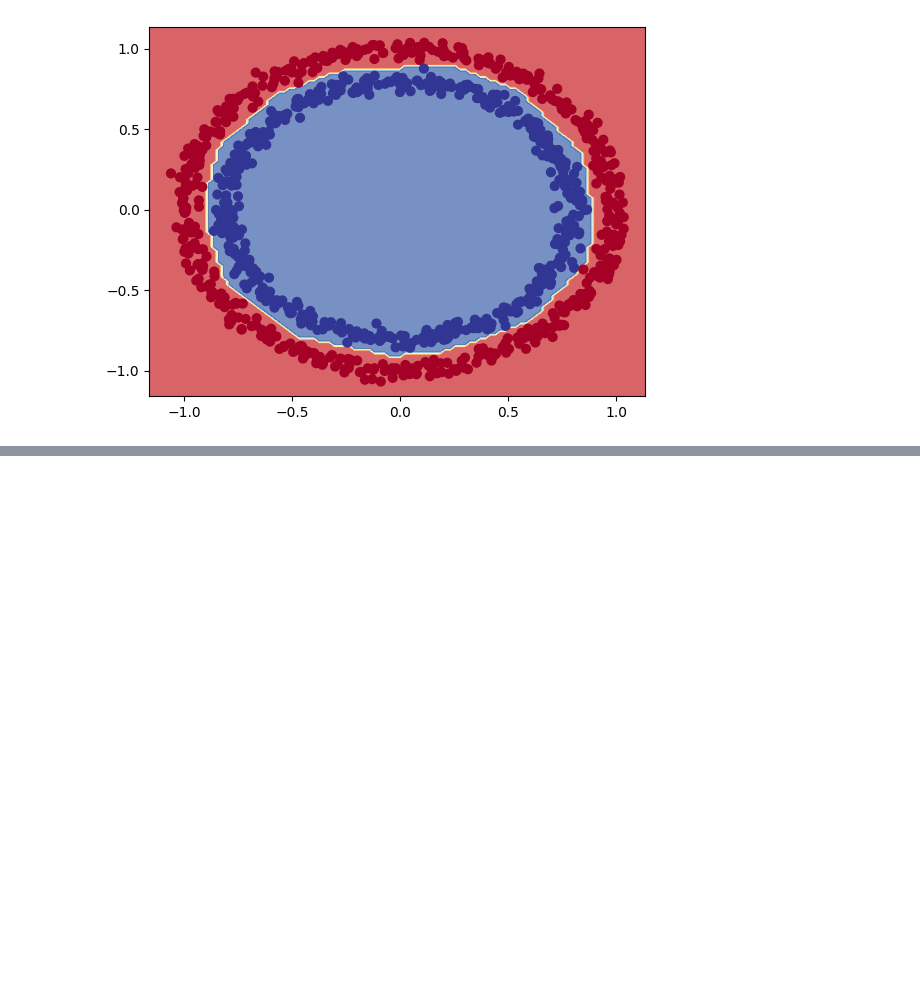
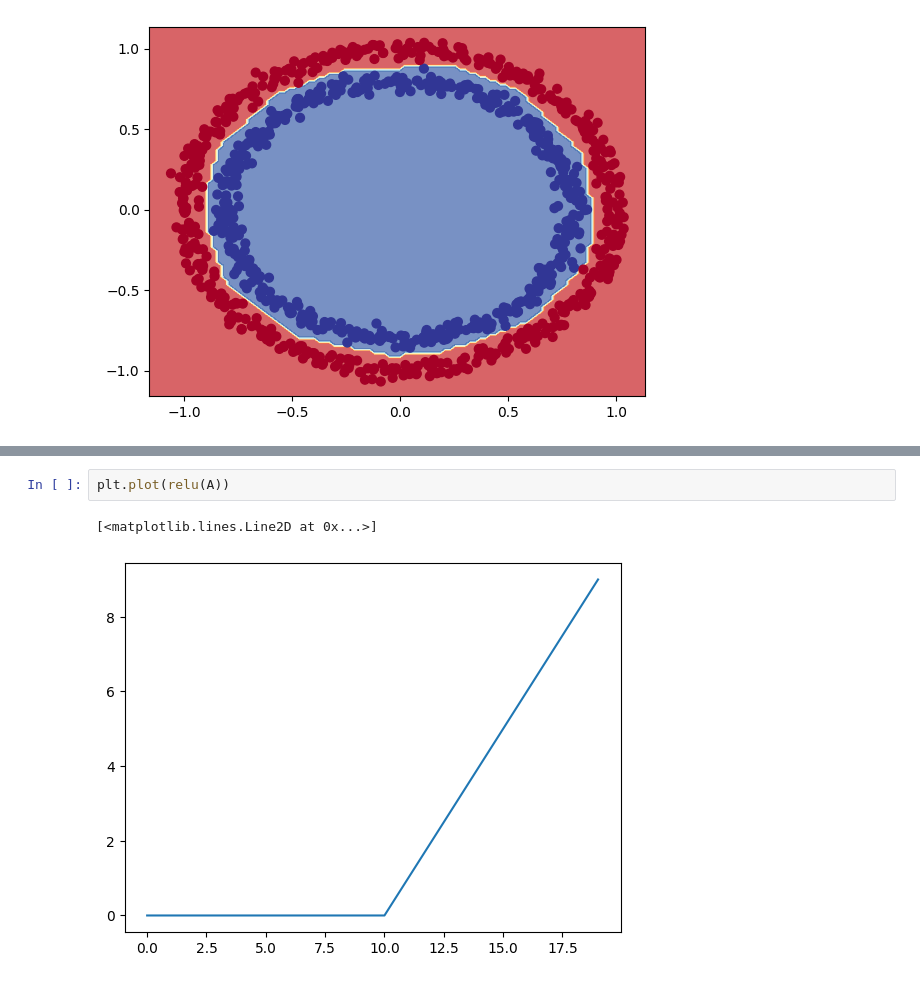
Before and after one commit to TusharMahata/Tensorflow_Learning, a Jupyter notebook: Neural_Network_Classification.ipynb, the cells around one changed output, grey strips where cells are left out. Drawn from its saved outputs; the diff is of its cells as text; blank space fills up the shorter version.

```diff
--- a/Neural_Network_Classification.ipynb
+++ b/Neural_Network_Classification.ipynb
@@ -589,0 +654,5 @@ binary Classification
+# %%
+plt.plot(relu(A))
+# %% [output]
+[<matplotlib.lines.Line2D at 0x...>]
+[figure, added]
```
Also changed, not shown: parts of 47 cells of this notebook.
